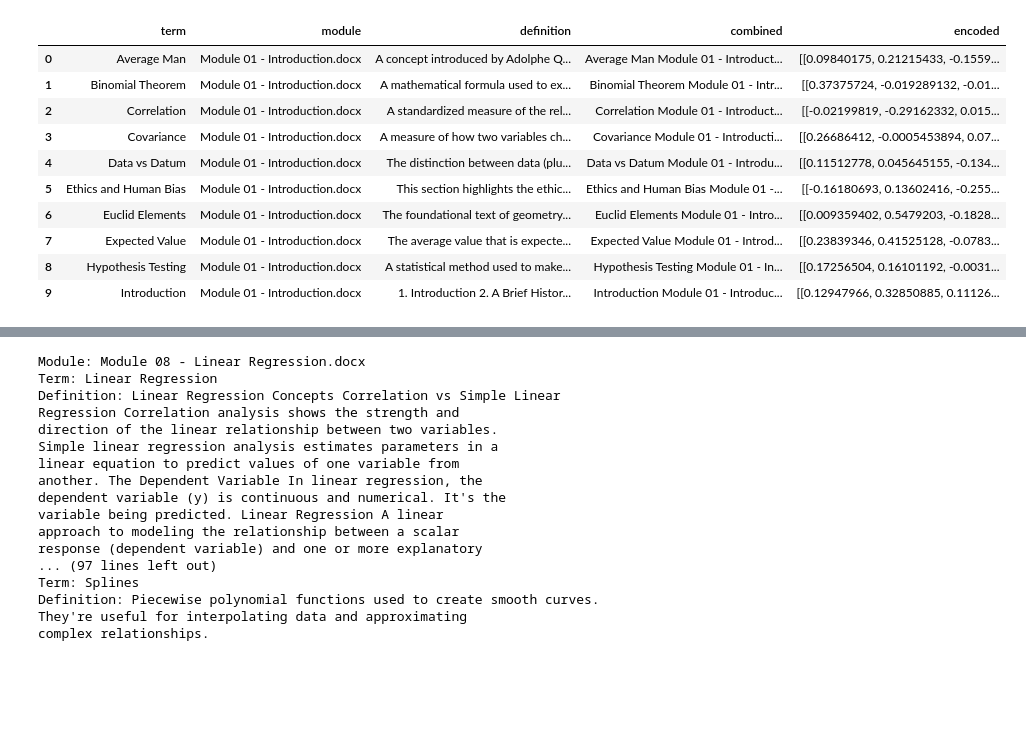
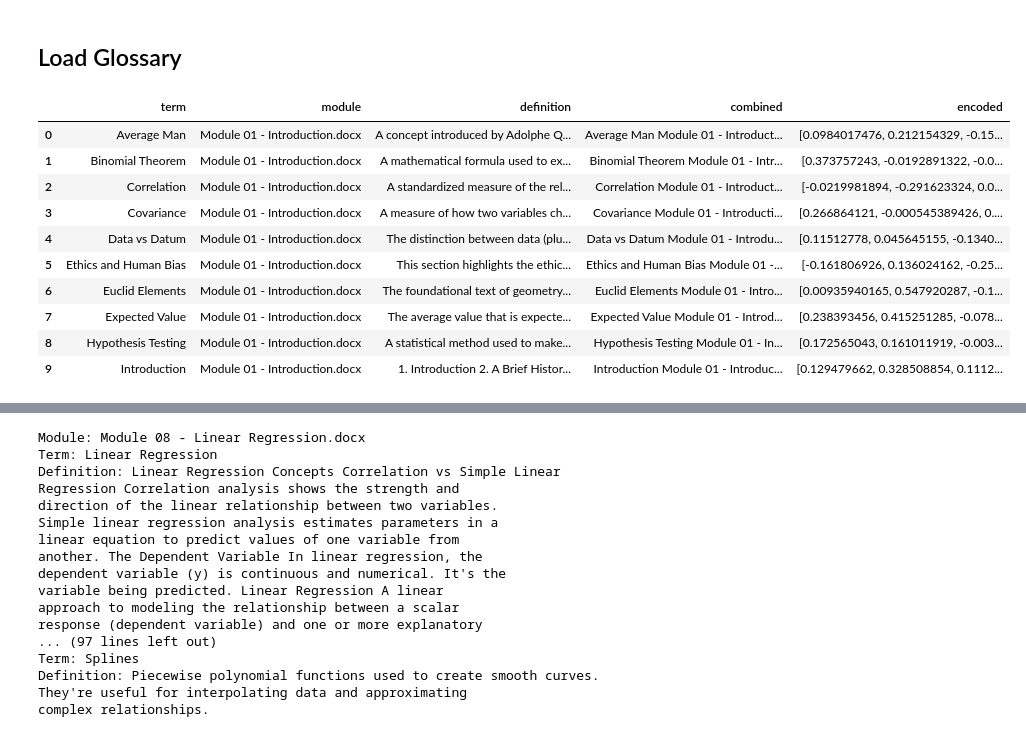
Before and after one commit to MikeChastain84/DSRoadmap, a Jupyter notebook: Modules/Glossary.ipynb, the cells around one changed output, grey strips where cells are left out. Drawn from its saved outputs; the diff is of its cells as text; code cells hidden in the pictures; blank space fills up the shorter version.

```diff
--- a/Modules/Glossary.ipynb
+++ b/Modules/Glossary.ipynb
@@ -119,17 +107,32 @@ glossary.head()
-# %%
-glossary.head(10)
-# %% [output]
-|  | term | module | definition | combined | encoded |
-| 0 | Average Man | Module 01 - Introduction.docx | A concept introduced by Adolphe Q... | Average Man Module 01 - Introduct... | [[0.09840175, 0.21215433, -0.1559... |
-| 1 | Binomial Theorem | Module 01 - Introduction.docx | A mathematical formula used to ex... | Binomial Theorem Module 01 - Intr... | [[0.37375724, -0.019289132, -0.01... |
-| 2 | Correlation | Module 01 - Introduction.docx | A standardized measure of the rel... | Correlation Module 01 - Introduct... | [[-0.02199819, -0.29162332, 0.015... |
-| 3 | Covariance | Module 01 - Introduction.docx | A measure of how two variables ch... | Covariance Module 01 - Introducti... | [[0.26686412, -0.0005453894, 0.07... |
-| 4 | Data vs Datum | Module 01 - Introduction.docx | The distinction between data (plu... | Data vs Datum Module 01 - Introdu... | [[0.11512778, 0.045645155, -0.134... |
-| 5 | Ethics and Human Bias | Module 01 - Introduction.docx | This section highlights the ethic... | Ethics and Human Bias Module 01 -... | [[-0.16180693, 0.13602416, -0.255... |
-| 6 | Euclid Elements | Module 01 - Introduction.docx | The foundational text of geometry... | Euclid Elements Module 01 - Intro... | [[0.009359402, 0.5479203, -0.1828... |
-| 7 | Expected Value | Module 01 - Introduction.docx | The average value that is expecte... | Expected Value Module 01 - Introd... | [[0.23839346, 0.41525128, -0.0783... |
-| 8 | Hypothesis Testing | Module 01 - Introduction.docx | A statistical method used to make... | Hypothesis Testing Module 01 - In... | [[0.17256504, 0.16101192, -0.0031... |
-| 9 | Introduction | Module 01 - Introduction.docx | 1. Introduction 2. A Brief Histor... | Introduction Module 01 - Introduc... | [[0.12947966, 0.32850885, 0.11126... |
+# %% [markdown]
+## Load Glossary
+# %%
+import numpy as np
+import pandas as pd
+import re
+
+def convert_to_array(x):
+    """Converts a string representation of a list to a NumPy array."""
+    x = re.sub(r'[\[\]]', '', x)
+    x = x.split()
+    x = np.array(x, dtype=float)
+    return x
+
+glossary = pd.read_csv('https://raw.githubusercontent.com/gitmystuff/DSRoadmap/refs/heads/main/glossary.csv')
+glossary['encoded'] = glossary['encoded'].apply(convert_to_array)
+glossary.head(10)
+# %% [output]
+|  | term | module | definition | combined | encoded |
+| 0 | Average Man | Module 01 - Introduction.docx | A concept introduced by Adolphe Q... | Average Man Module 01 - Introduct... | [0.0984017476, 0.212154329, -0.15... |
+| 1 | Binomial Theorem | Module 01 - Introduction.docx | A mathematical formula used to ex... | Binomial Theorem Module 01 - Intr... | [0.373757243, -0.0192891322, -0.0... |
+| 2 | Correlation | Module 01 - Introduction.docx | A standardized measure of the rel... | Correlation Module 01 - Introduct... | [-0.0219981894, -0.291623324, 0.0... |
+| 3 | Covariance | Module 01 - Introduction.docx | A measure of how two variables ch... | Covariance Module 01 - Introducti... | [0.266864121, -0.000545389426, 0.... |
+| 4 | Data vs Datum | Module 01 - Introduction.docx | The distinction between data (plu... | Data vs Datum Module 01 - Introdu... | [0.11512778, 0.045645155, -0.1340... |
+| 5 | Ethics and Human Bias | Module 01 - Introduction.docx | This section highlights the ethic... | Ethics and Human Bias Module 01 -... | [-0.161806926, 0.136024162, -0.25... |
+| 6 | Euclid Elements | Module 01 - Introduction.docx | The foundational text of geometry... | Euclid Elements Module 01 - Intro... | [0.00935940165, 0.547920287, -0.1... |
+| 7 | Expected Value | Module 01 - Introduction.docx | The average value that is expecte... | Expected Value Module 01 - Introd... | [0.238393456, 0.415251285, -0.078... |
+| 8 | Hypothesis Testing | Module 01 - Introduction.docx | A statistical method used to make... | Hypothesis Testing Module 01 - In... | [0.172565043, 0.161011919, -0.003... |
+| 9 | Introduction | Module 01 - Introduction.docx | 1. Introduction 2. A Brief Histor... | Introduction Module 01 - Introduc... | [0.129479662, 0.328508854, 0.1112... |
 # %%
 glossary.tail()
 # %% [output]
```
Also changed, not shown: parts of 16 cells of this notebook.
